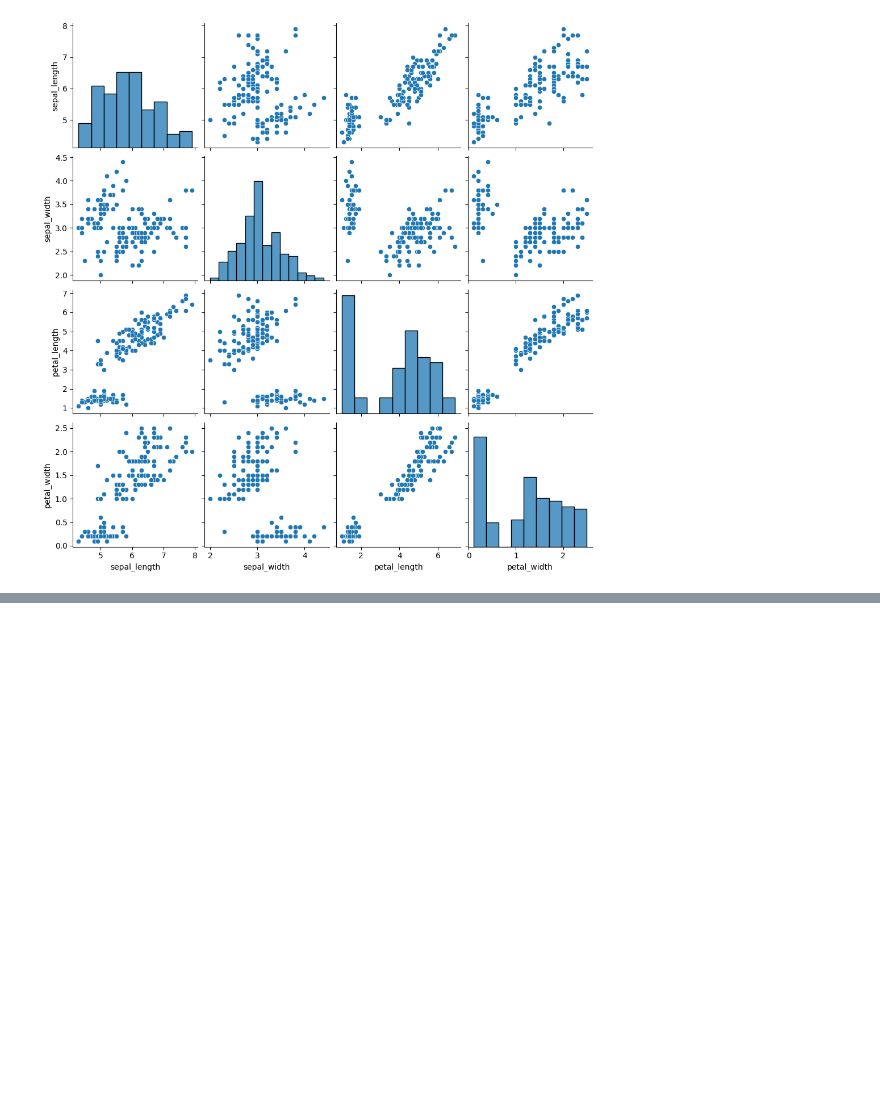
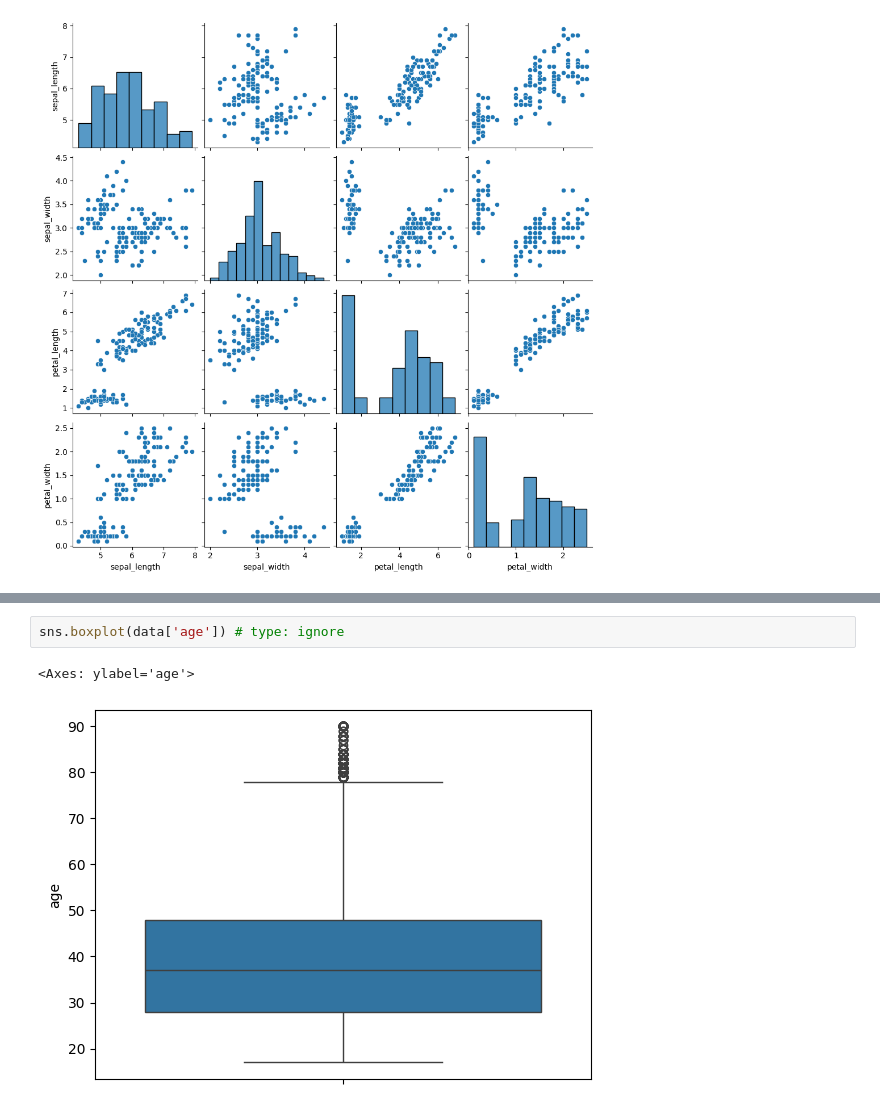
Before and after one commit to Gajendra9444/Data-Science, a Jupyter notebook: stat_data.ipynb, the cells around one changed output, grey strips where cells are left out. Saved outputs shown, nothing was run; the diff lists cells and outputs as text; blank space fills up the shorter version.

```diff
--- a/stat_data.ipynb
+++ b/stat_data.ipynb
@@ -175,0 +375,5 @@ sns.pairplot(df)
+# %%
+sns.boxplot(data['age']) # type: ignore
+# %% [output]
+<Axes: ylabel='age'>
+[figure, added]
```
Also changed, not shown: parts of 47 cells of this notebook, 2 other files.
